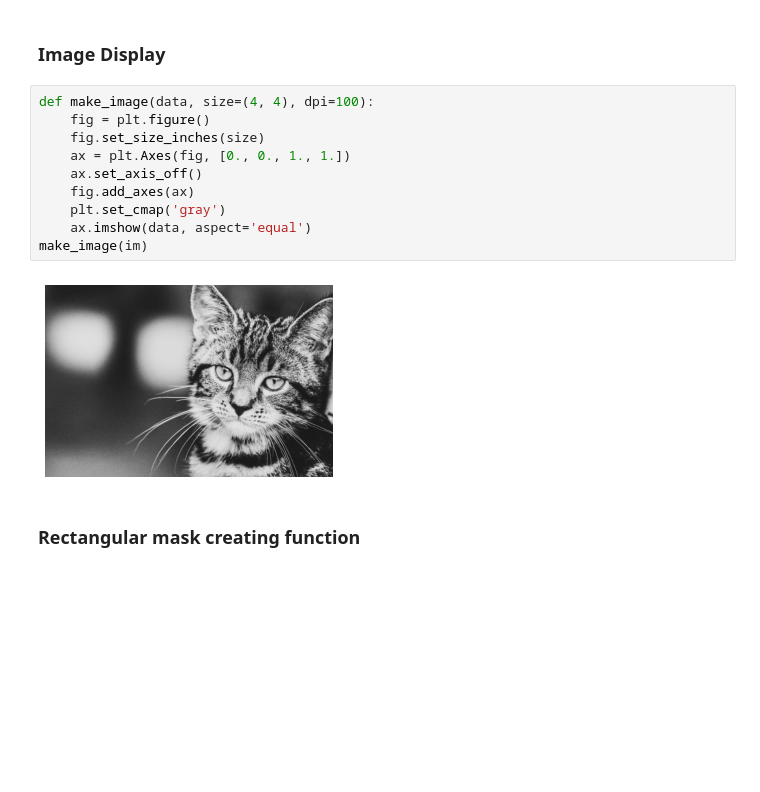
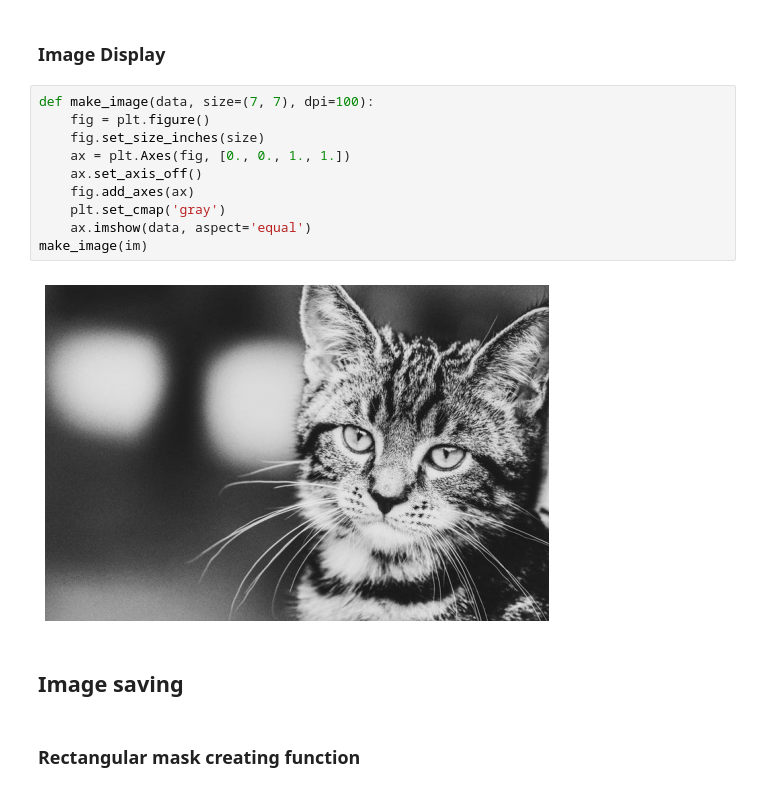
Before and after one commit to bhsyns/Inpainting-Project, a Jupyter notebook: Image manipulations.ipynb, the cells around one changed output. Drawn from its saved outputs; the diff is of its cells as text; blank space fills up the shorter version.

```diff
--- a/Image manipulations.ipynb
+++ b/Image manipulations.ipynb
@@ -16,17 +16,19 @@ print(im.shape)
 # %% [markdown]
 ### Image Display
 # %%
-def make_image(data, size=(4, 4), dpi=100):
+def make_image(data, size=(7, 7), dpi=100):
     fig = plt.figure()
     fig.set_size_inches(size)
     ax = plt.Axes(fig, [0., 0., 1., 1.])
     ax.set_axis_off()
     fig.add_axes(ax)
     plt.set_cmap('gray')
     ax.imshow(data, aspect='equal')
 make_image(im)
 # %% [output]
-[figure, old version]
+[figure, new version]
+# %% [markdown]
+## Image saving
 # %% [markdown]
 ### Rectangular mask creating function
 # %%
```
Also changed, not shown: parts of 5 cells of this notebook, 1 other file.
